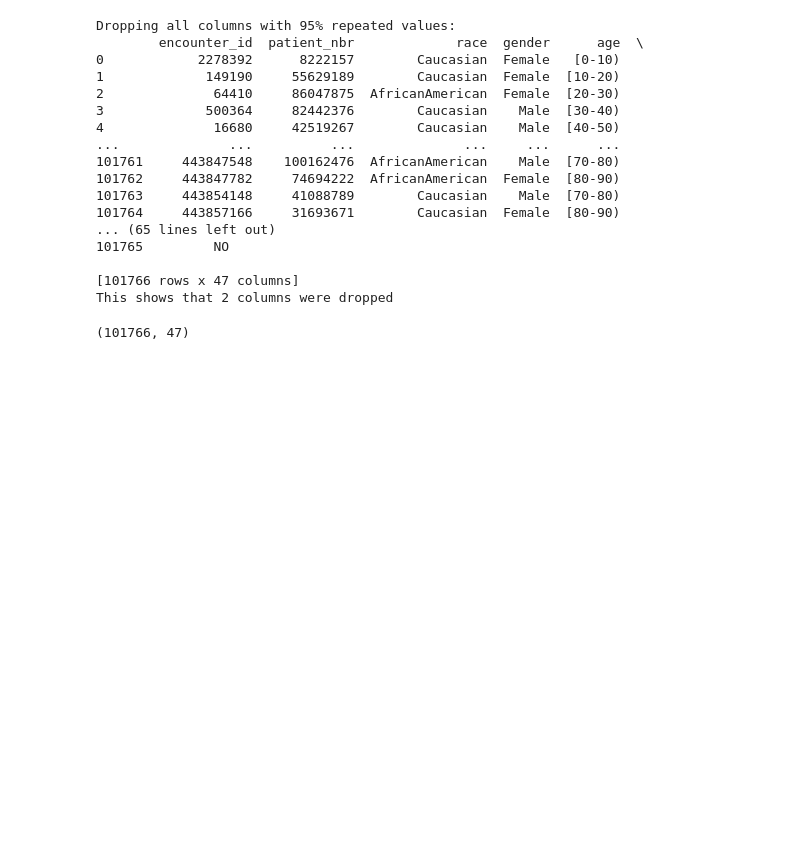
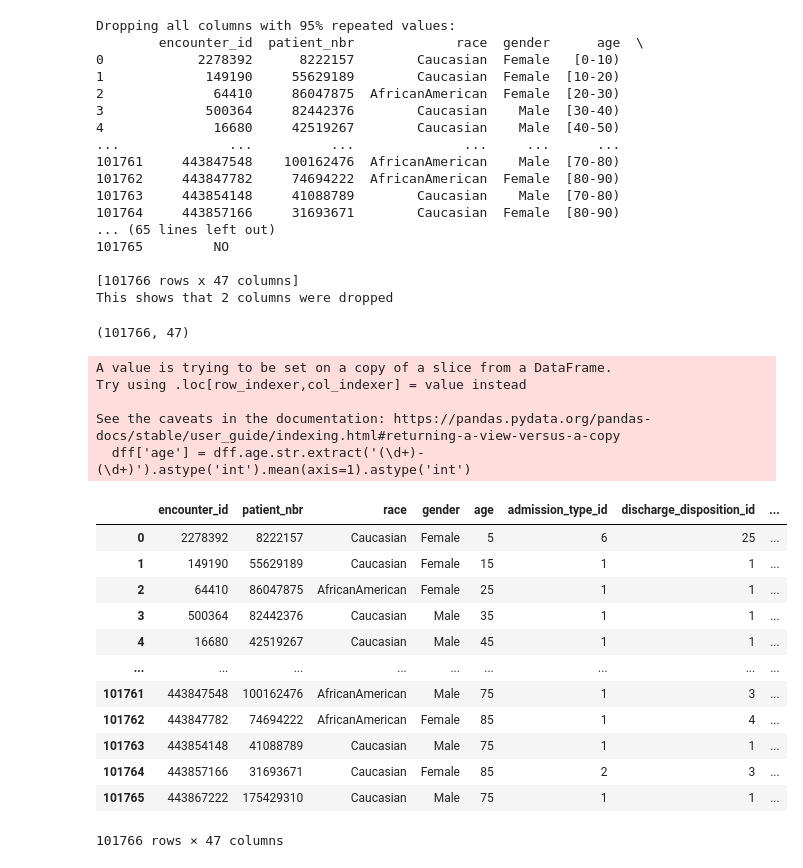
Before and after one commit to sufyaans/bigdata_cw2, a Jupyter notebook: 193_solution.ipynb, the cells around one changed output. Saved outputs shown, nothing was run; the diff lists cells and outputs as text; code cells hidden in the pictures; blank space fills up the shorter version.

Commit message:
Solved the problem with finding the middle value for the 'age' column

```diff
--- a/193_solution.ipynb
+++ b/193_solution.ipynb
@@ -101,6 +101,28 @@ This shows that 2 columns were dropped
 (101766, 47)
 # %%
 #Transforming age to be the middle value
+dff = new_data
+dff['age'] = dff.age.str.extract('(\d+)-(\d+)').astype('int').mean(axis=1).astype('int')
+dff
+# %% [output]
+A value is trying to be set on a copy of a slice from a DataFrame.
+Try using .loc[row_indexer,col_indexer] = value instead
+
+See the caveats in the documentation: https://pandas.pydata.org/pandas-docs/stable/user_guide/indexing.html#returning-a-view-versus-a-copy
+  dff['age'] = dff.age.str.extract('(\d+)-(\d+)').astype('int').mean(axis=1).astype('int')
+|  | encounter_id | patient_nbr | race | gender | age | admission_type_id | discharge_disposition_id | ... |
+| 0 | 2278392 | 8222157 | Caucasian | Female | 5 | 6 | 25 | ... |
+| 1 | 149190 | 55629189 | Caucasian | Female | 15 | 1 | 1 | ... |
+| 2 | 64410 | 86047875 | AfricanAmerican | Female | 25 | 1 | 1 | ... |
+| 3 | 500364 | 82442376 | Caucasian | Male | 35 | 1 | 1 | ... |
+| 4 | 16680 | 42519267 | Caucasian | Male | 45 | 1 | 1 | ... |
+| ... | ... | ... | ... | ... | ... | ... | ... | ... |
+| 101761 | 443847548 | 100162476 | AfricanAmerican | Male | 75 | 1 | 3 | ... |
+| 101762 | 443847782 | 74694222 | AfricanAmerican | Female | 85 | 1 | 4 | ... |
+| 101763 | 443854148 | 41088789 | Caucasian | Male | 75 | 1 | 1 | ... |
+| 101764 | 443857166 | 31693671 | Caucasian | Female | 85 | 2 | 3 | ... |
+| 101765 | 443867222 | 175429310 | Caucasian | Male | 75 | 1 | 1 | ... |
+101766 rows × 47 columns
 # %%
 #Replace missing values diag_1, diag_2, and diag_3 by the number 0
 #Needs to be checked
```
Also changed, not shown: parts of 5 cells of this notebook.
